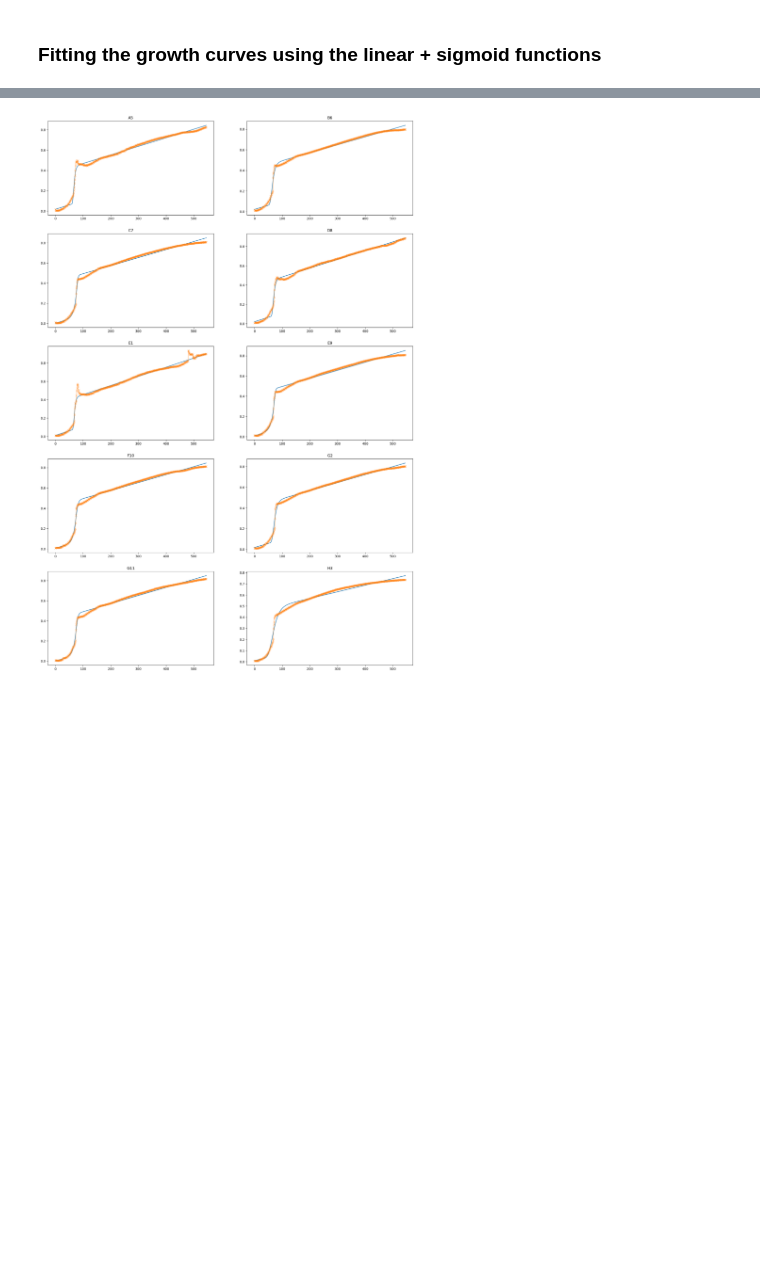
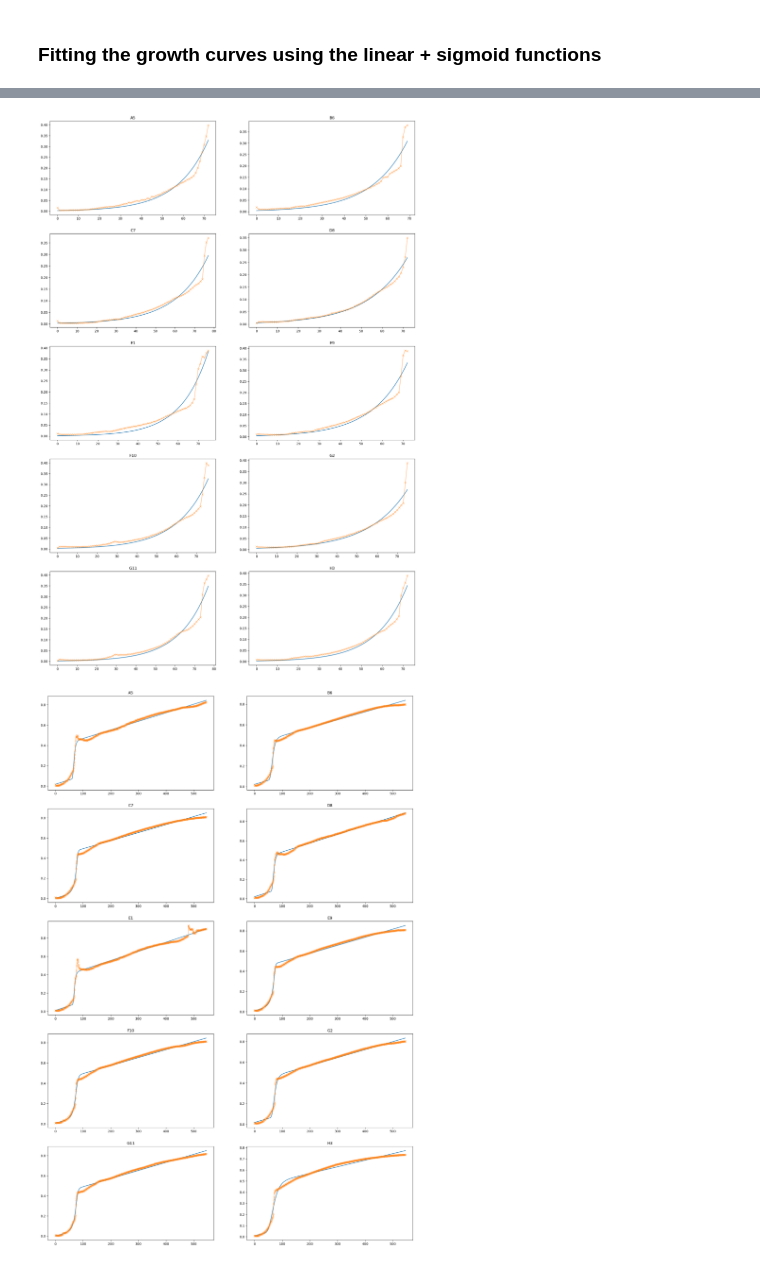
Before and after one commit to mpedraza98/trna, a Jupyter notebook: Fit_growth_curve.ipynb, the cells around one changed output, grey strips where cells are left out. Drawn from its saved outputs; the diff is of its cells as text; code cells hidden in the pictures; blank space fills up the shorter version.

```diff
--- a/Fit_growth_curve.ipynb
+++ b/Fit_growth_curve.ipynb
@@ -51,13 +51,13 @@ params, cv = optimize.curve_fit(log_lin, X, y, p0, maxfev = 1000000)
 # %% [markdown]
 Let's fit a simple logistic curve to first part of the data to get an estimate of the replication rates
 # %%
-def simple_logistic(x, K,  B, nu):
+def simple_logistic(x, K, Q, B, nu):
     '''
         K : carrying capacity
         B : growth rate
 
     '''
-    logistic_den = np.float_power(1 + np.exp(-B * x), 1 / nu)
+    logistic_den = np.float_power(1 + Q * np.exp(-B * x), 1 / nu)
     logistic = K / logistic_den
     return logistic
 # %%
@@ -85,0 +125,22 @@ plt.plot(mean_y[:threshold], marker = 'x')
+# %%
+def plot_fit_gc(data, func, params, single_scattering = False):
+    nrows = len(params) // 2
+    fig, ax = plt.subplots(nrows = nrows, ncols = 2, figsize = (20, 6 * nrows), sharex = False)
+    #fig.subplots_adjust(hspace=0)
+    col = list(params.keys())
+    for i, axes in enumerate(ax.flat):
+        X = np.arange(data.shape[0])
+        y = func(X, *list(params[col[i]].values()))
+
+        if single_scattering:
+            size = data[data[col[i]] < 0.4].shape[0]
+            X = X[:size]
+            y = y[:size]
+
+        axes.plot(X, y);
+        axes.plot(X, data[col[i]].values[:size], 'x-', alpha = 0.5);
+        axes.set_title(col[i]);
+
+    plt.show()
+# %%
+test_params = fit_gc(df, simple_logistic, np.array([4e-1, 4e17, 0.5, 4.43]), single_scattering=True)
@@ -86 +167,5 @@ plt.plot(mean_y[:threshold], marker = 'x')
+# %%
+plot_fit_gc(df, simple_logistic, test_params, single_scattering=True)
+# %% [output]
+[figure, added]
 # %%
```
Also changed, not shown: parts of 9 cells of this notebook, 2 other files.
